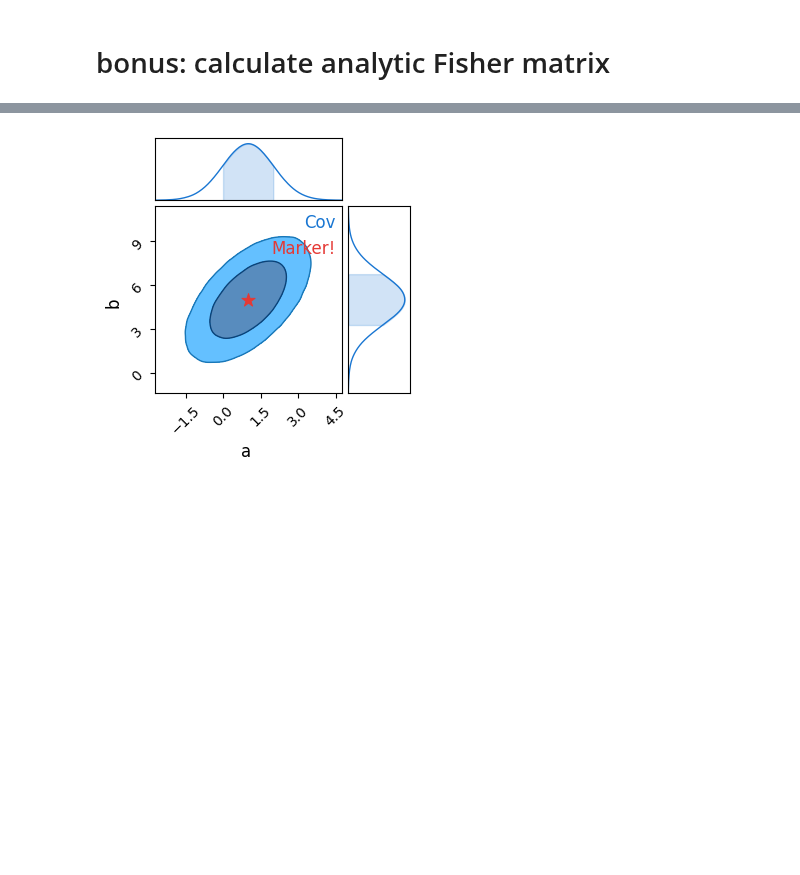
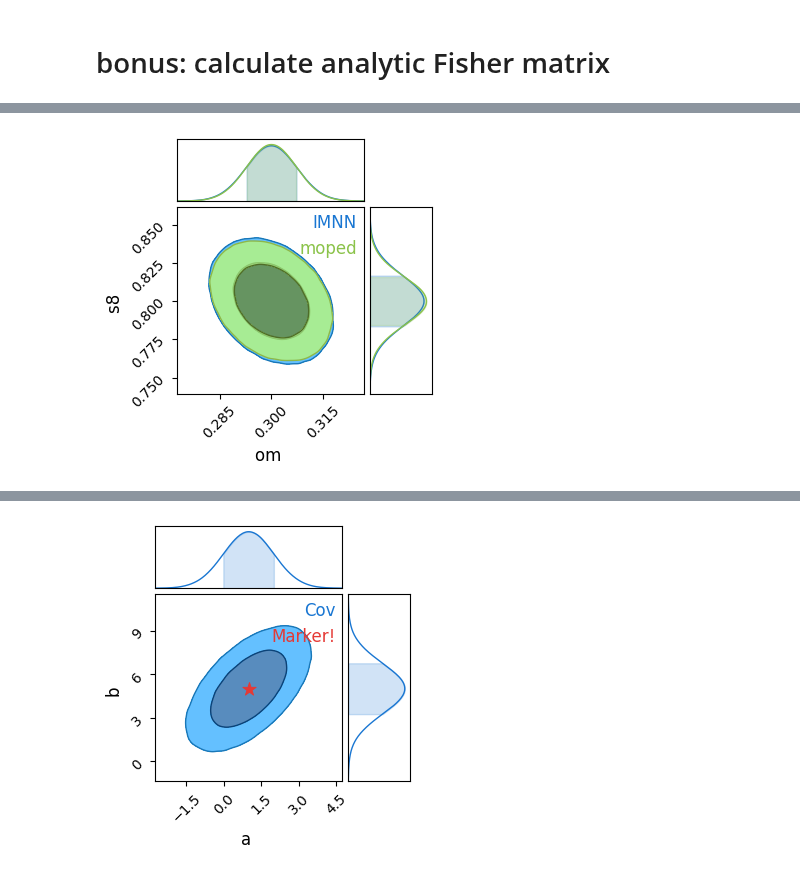
Before and after one commit to tlmakinen/alfi_lensing, a Jupyter notebook: sunglass_analysis/moped_notebooks/moped_compression.ipynb, the cells around one changed output, grey strips where cells are left out. Saved outputs shown, nothing was run; the diff lists cells and outputs as text; code cells hidden in the pictures; blank space fills up the shorter version.

```diff
--- a/sunglass_analysis/moped_notebooks/moped_compression.ipynb
+++ b/sunglass_analysis/moped_notebooks/moped_compression.ipynb
@@ -357,0 +342,17 @@ plt.show()
+# %%
+from chainconsumer import ChainConsumer
+
+parameters = ['om', 's8']
+
+IMNN_F_new = np.array([[21233.393 ,  2762.8047],
+        [ 2762.805 ,  4068.3545]])
+
+cs = ChainConsumer()
+cs.add_covariance(mean=np.array(θ_fid), covariance = np.linalg.inv(IMNN_F_new), parameters=parameters, name="IMNN")
+cs.add_covariance(mean=np.array(θ_fid), covariance = np.linalg.inv(F), parameters=parameters, name="moped")
+
+#cs.configure(usetex=False, serif=False)
+cs.plotter.plot()
+plt.show()
+# %% [output]
+[figure, added]
```
Also changed, not shown: parts of 21 cells of this notebook, 5 other files.
